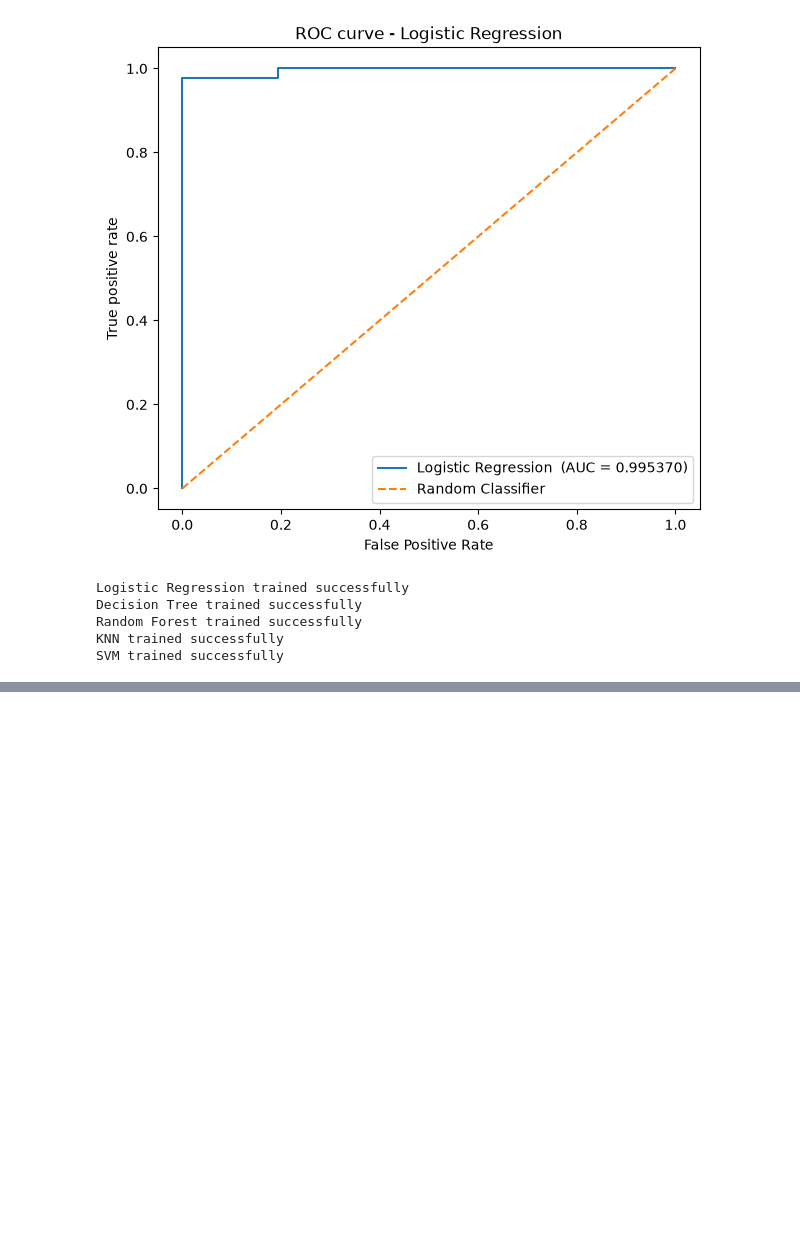
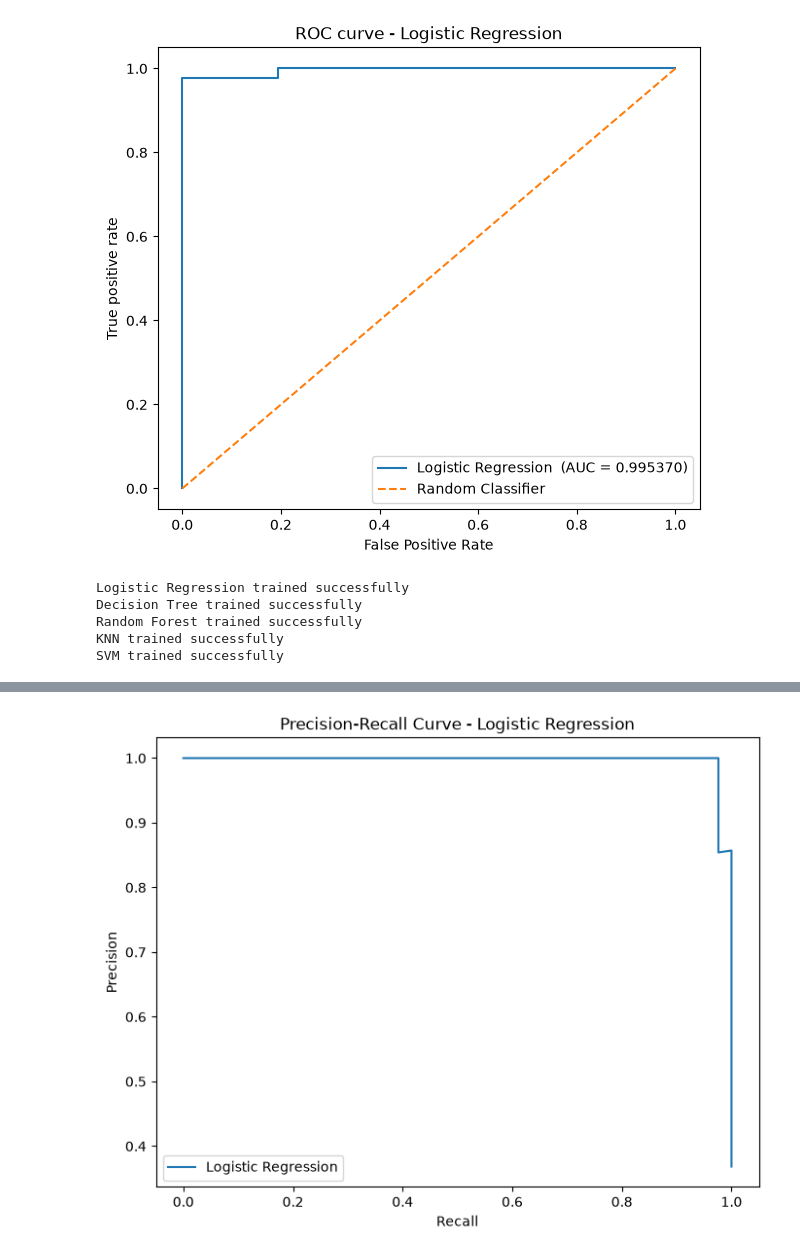
Before and after one commit to Ravi-Ratna-66/RAGForge, a Jupyter notebook: notebooks/11_model_evaluation.ipynb, the cells around one changed output, grey strips where cells are left out. Cells and saved outputs as stored; diff of their text form; code cells hidden in the pictures; blank space fills up the shorter version.

```diff
--- a/notebooks/11_model_evaluation.ipynb
+++ b/notebooks/11_model_evaluation.ipynb
@@ -274,0 +355,19 @@ SVM trained successfully
+# %%
+import matplotlib.pyplot as plt
+
+plt.figure(figsize=(8, 6))
+
+plt.plot(
+    recall,
+    precision,
+    label="Logistic Regression"
+)
+
+plt.xlabel("Recall")
+plt.ylabel("Precision")
+plt.title("Precision-Recall Curve - Logistic Regression")
+plt.legend()
+
+plt.show()
+# %% [output]
+[figure, added]
```
Also changed, not shown: parts of 3 cells of this notebook.
